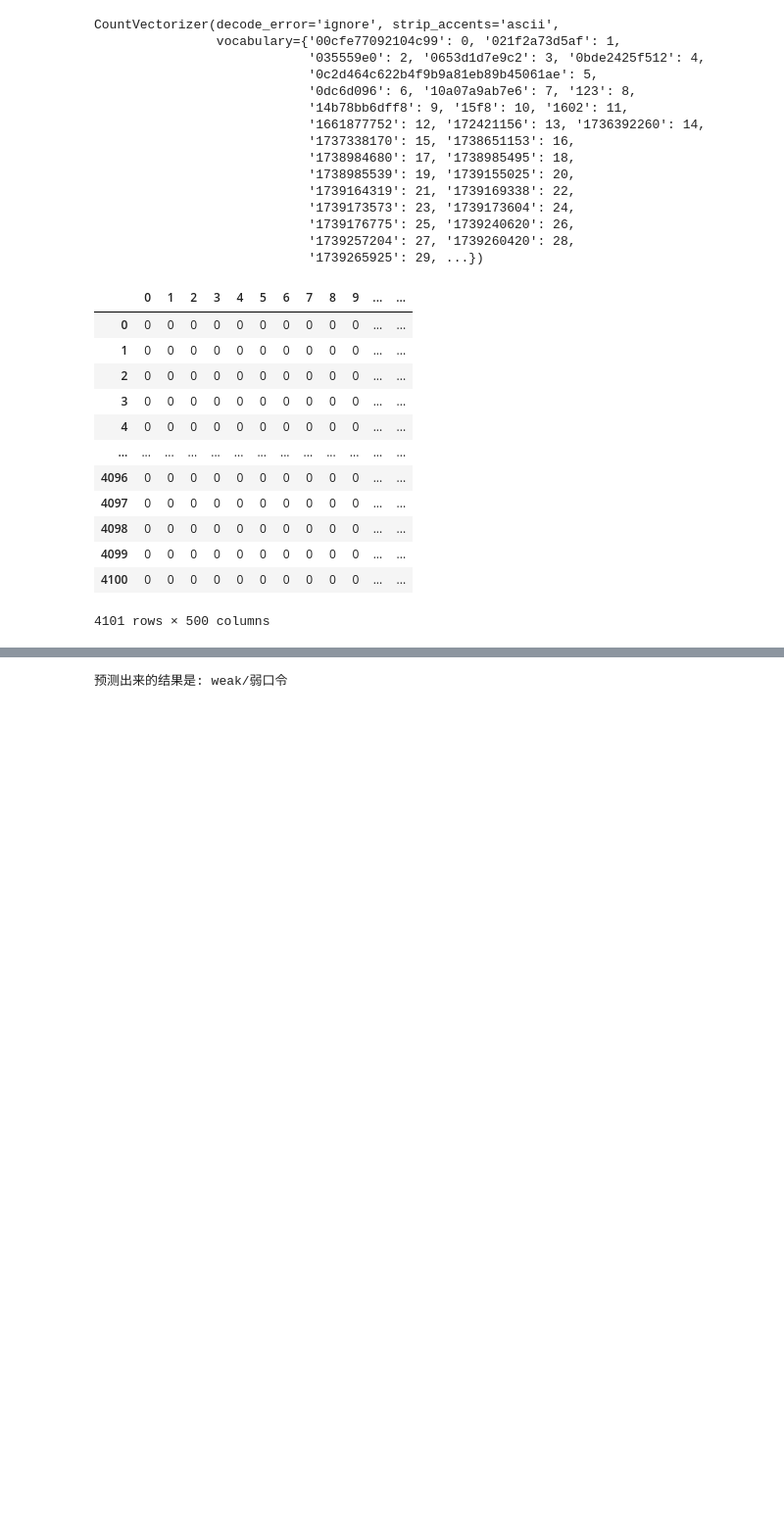
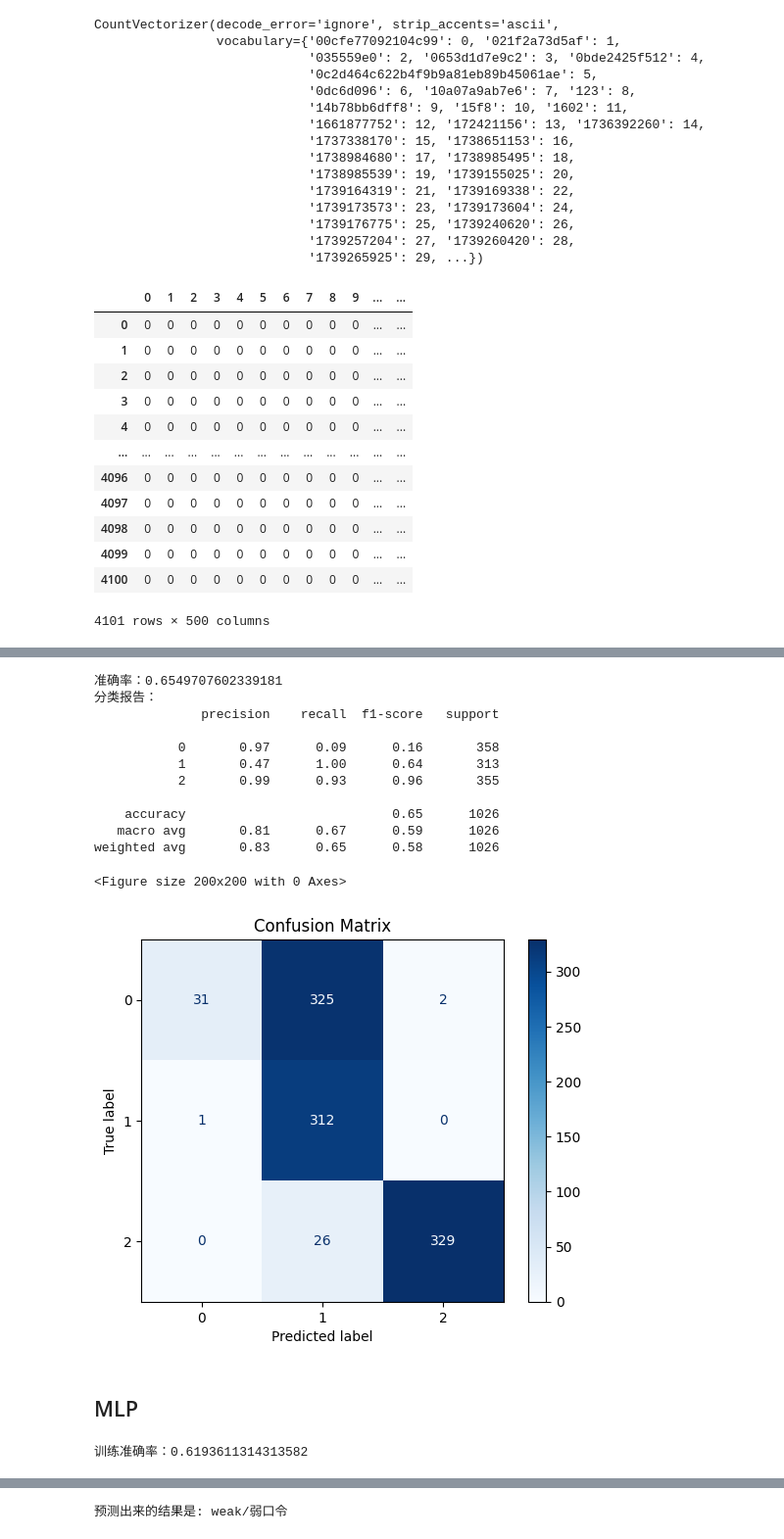
Before and after one commit to fossabot/Sensitive-leakage-detection, a Jupyter notebook: model/tranModel.ipynb, the cells around one changed output, grey strips where cells are left out. Shown at 98% size. Saved outputs shown, nothing was run; the diff lists cells and outputs as text; code cells hidden in the pictures; blank space fills up the shorter version.

```diff
--- a/model/tranModel.ipynb
+++ b/model/tranModel.ipynb
@@ -170,0 +292,28 @@ weighted avg       0.83      0.65      0.58      1026
+# %%
+test_model(model, x_test, y_test)
+# %% [output]
+准确率：0.6549707602339181
+分类报告：
+              precision    recall  f1-score   support
+
+           0       0.97      0.09      0.16       358
+           1       0.47      1.00      0.64       313
+           2       0.99      0.93      0.96       355
+
+    accuracy                           0.65      1026
+   macro avg       0.81      0.67      0.59      1026
+weighted avg       0.83      0.65      0.58      1026
+<Figure size 200x200 with 0 Axes>
+[figure, added]
+# %% [markdown]
+## MLP
+# %%
+from sklearn.neural_network import MLPClassifier
+
+clf = MLPClassifier(solver='lbfgs',
+                    alpha=0.01,
+                    hidden_layer_sizes = (5, 2),
+                    random_state = 1)
+model = train_model(clf, x_train, y_train)
+# %% [output]
+训练准确率：0.6193611314313582
```
Also changed, not shown: parts of 31 cells of this notebook, 6 other files.
